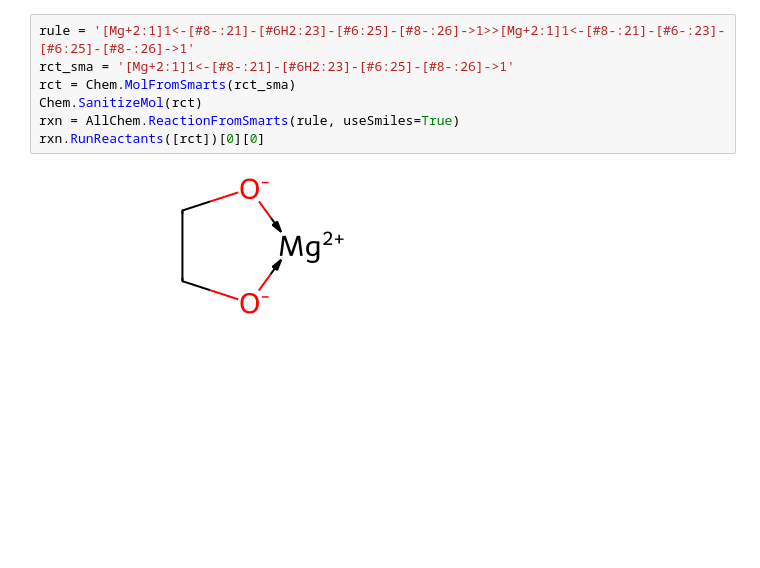
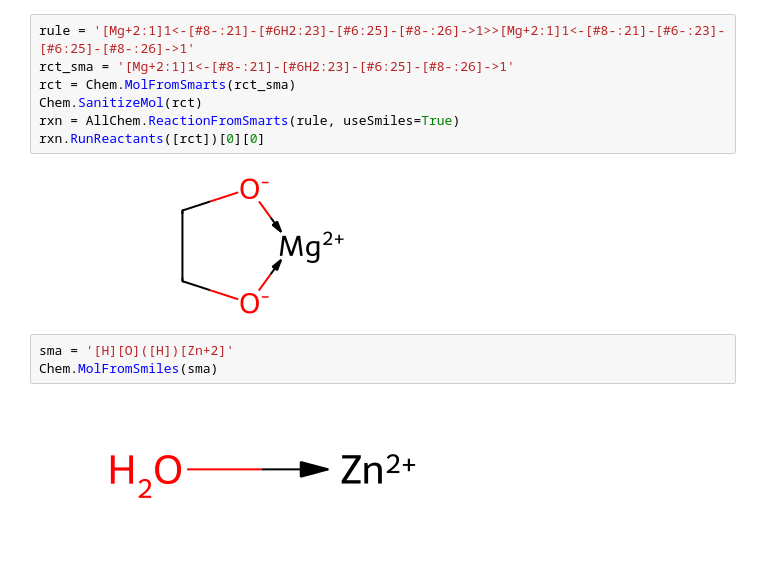
Before and after one commit to stefanpate/enz-rxn-data, a Jupyter notebook: explore_mechanism.ipynb, the cells around one changed output. Saved outputs shown, nothing was run; the diff lists cells and outputs as text; blank space fills up the shorter version.

```diff
--- a/explore_mechanism.ipynb
+++ b/explore_mechanism.ipynb
@@ -120,3 +141,8 @@ rxn = AllChem.ReactionFromSmarts(rule, useSmiles=True)
 rxn.RunReactants([rct])[0][0]
 # %% [output]
 [figure]
+# %%
+sma = '[H][O]([H])[Zn+2]'
+Chem.MolFromSmiles(sma)
+# %% [output]
+[figure, added]
```
Also changed, not shown: parts of 4 cells of this notebook, 55 other files.
